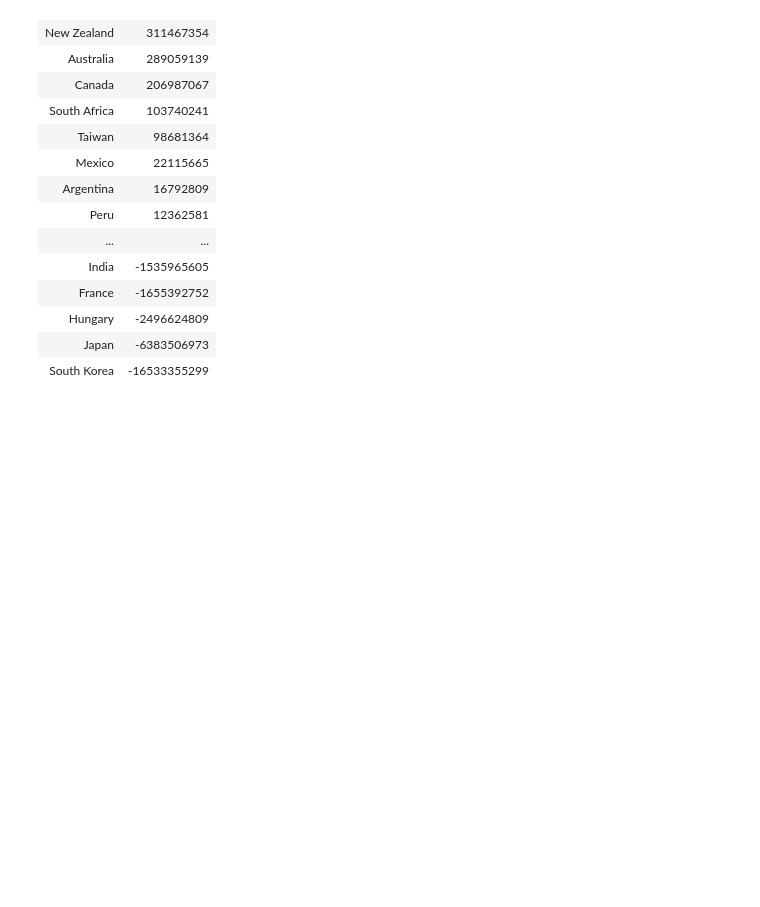
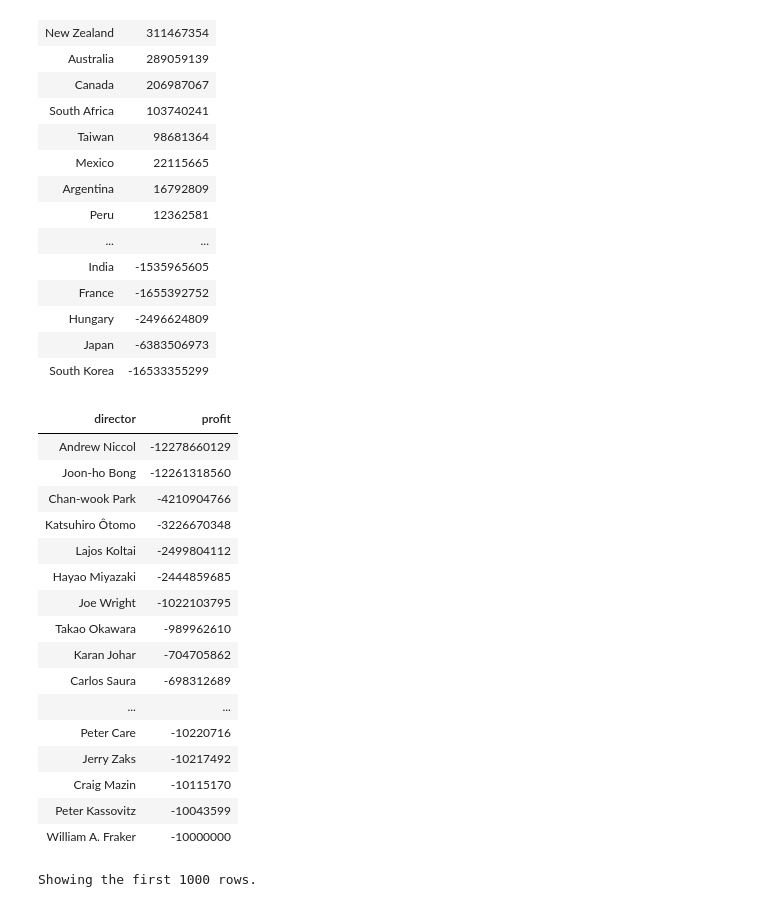
Before and after one commit to AldenisFranca/big_data1_ada, a Jupyter notebook: projeto_beatriz.ipynb, the cells around one changed output. Saved outputs shown, nothing was run; the diff lists cells and outputs as text; code cells hidden in the pictures; blank space fills up the shorter version.

```diff
--- a/projeto_beatriz.ipynb
+++ b/projeto_beatriz.ipynb
@@ -102,3 +102,51 @@ order by
 | Hungary | -2496624809 |
 | Japan | -6383506973 |
 | South Korea | -16533355299 |
+# %%
+# Diretores de filmes com piores receitas
+%sql with profit_tbl as (
+  select
+    id_hashed as id_1,
+    gross - budget as profit
+  from
+    df_financeiro
+),
+directors_tbl as (
+  select
+    id_hashed as id_2,
+    director_name
+  from
+    df_cast
+)
+select
+  director_name as director,
+  sum(profit) as profit
+from
+  profit_tbl
+  inner join directors_tbl on profit_tbl.id_1 = directors_tbl.id_2
+where
+  profit is not null
+
+group by
+  director
+order by
+  profit asc
+# %% [output]
+| director | profit |
+| Andrew Niccol | -12278660129 |
+| Joon-ho Bong | -12261318560 |
+| Chan-wook Park | -4210904766 |
+| Katsuhiro Ôtomo | -3226670348 |
+| Lajos Koltai | -2499804112 |
+| Hayao Miyazaki | -2444859685 |
+| Joe Wright | -1022103795 |
+| Takao Okawara | -989962610 |
+| Karan Johar | -704705862 |
+| Carlos Saura | -698312689 |
+| ... | ... |
+| Peter Care | -10220716 |
+| Jerry Zaks | -10217492 |
+| Craig Mazin | -10115170 |
+| Peter Kassovitz | -10043599 |
+| William A. Fraker | -10000000 |
+Showing the first 1000 rows.
```
